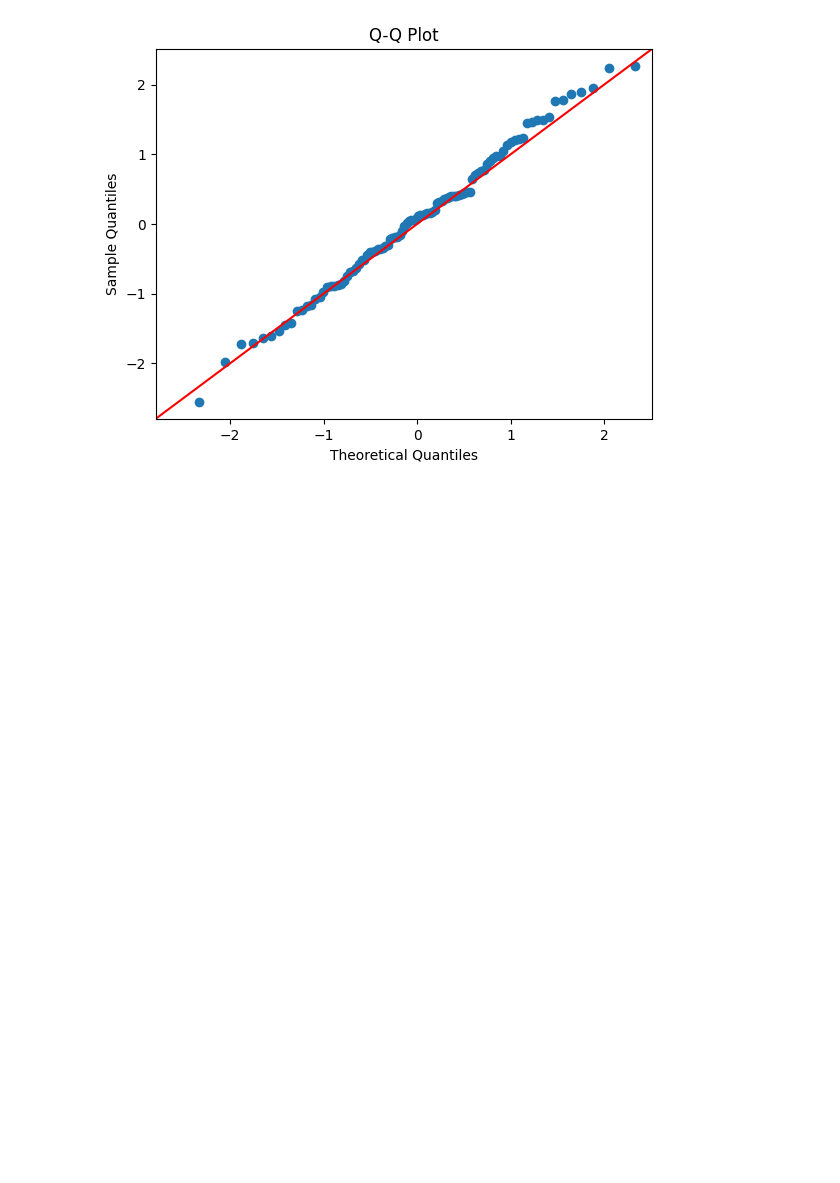
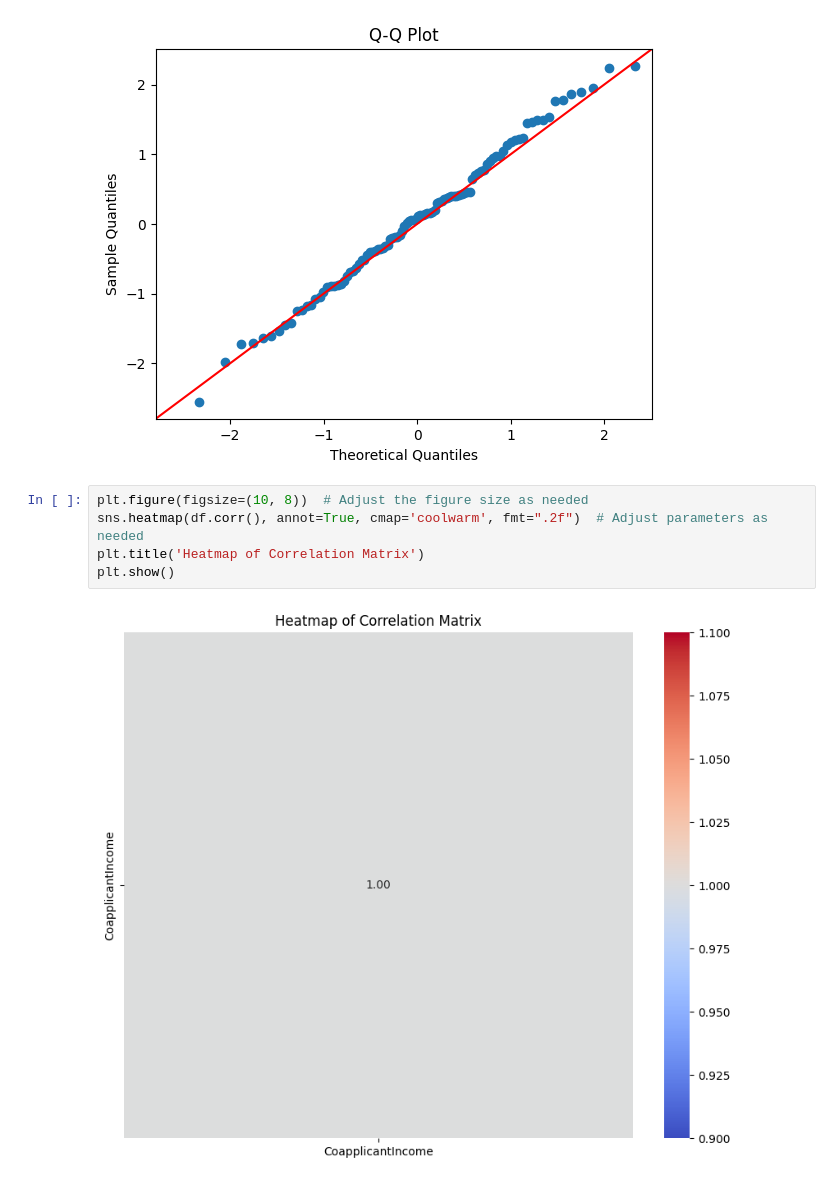
Before and after one commit to ahanban15/dmlab, a Jupyter notebook: plots.ipynb, the cells around one changed output. Saved outputs shown, nothing was run; the diff lists cells and outputs as text; blank space fills up the shorter version.

```diff
--- a/plots.ipynb
+++ b/plots.ipynb
@@ -99,3 +99,10 @@ plt.title('Q-Q Plot')
 plt.show()
 # %% [output]
 [figure]
+# %%
+plt.figure(figsize=(10, 8))  # Adjust the figure size as needed
+sns.heatmap(df.corr(), annot=True, cmap='coolwarm', fmt=".2f")  # Adjust parameters as needed
+plt.title('Heatmap of Correlation Matrix')
+plt.show()
+# %% [output]
+[figure, added]
```
Also changed, not shown: parts of 1 cell of this notebook.
